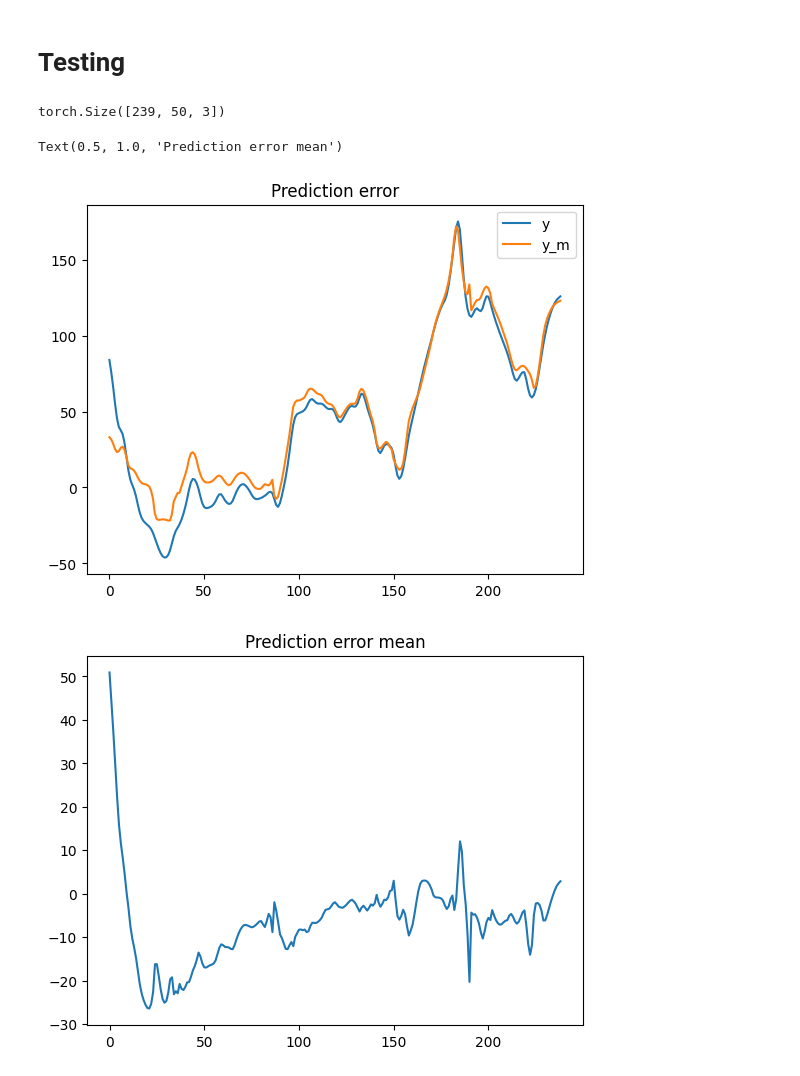
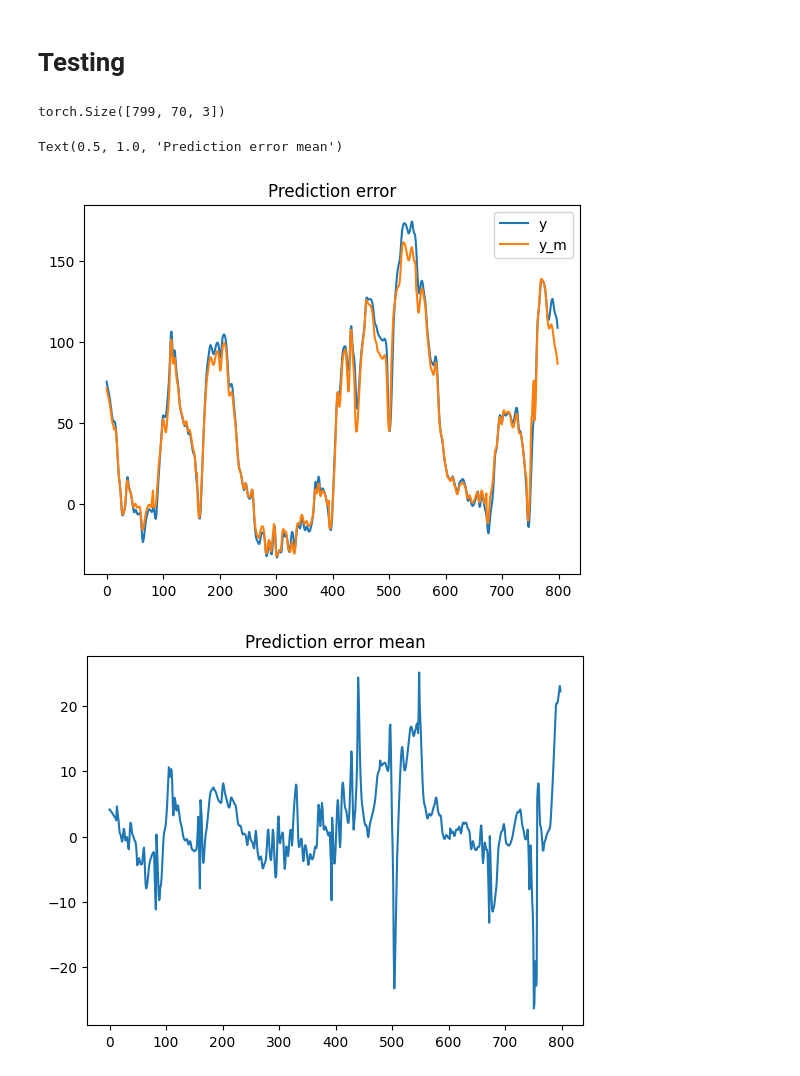
Before and after one commit to EmaMaker/uni-ccen-project, a Jupyter notebook: diabetes.ipynb, the cells around one changed output. Cells and saved outputs as stored; diff of their text form; code cells hidden in the pictures.

Commit message:
checkpoint: known good training over 21 days with refactored code

```diff
--- a/diabetes.ipynb
+++ b/diabetes.ipynb
@@ -151,11 +151,15 @@ def ruan_simulation(parameters, tout, u_insulin, u_meals, plot=False):
 
 For one desired patient, load the corresponding UVA/Padova data and perform a simulation using the Ruan model, the collect the needed data for the dataset
 # %%
+# function overloading does not work in python
+# this should use multiple dispatching
+# https://stackoverflow.com/questions/6434482/python-function-overloading
+
 def compute_dataset(patient_id = 1, downsample_min=5, stride=None, plot=False):
     uvap_data = load_uva_padova(filename=f"Data/pickle/DMMSR_dataset_OnlyBasal_patient_{patient_id}.pkl")
-    compute_dataset(uvap_data, patient_id = patient_id, downsample_min=downsample_min, stride=stride, plot=plot)
+#     compute_dataset(uvap_data, patient_id = patient_id, downsample_min=downsample_min, stride=stride, plot=plot)
 
-def compute_dataset(uvap_data, patient_id = 1, downsample_min=5, stride=None, plot=False):
+# def compute_dataset(uvap_data, patient_id = 1, downsample_min=5, stride=None, plot=False):
     # reset time vector to ensure CasaDi takes the correct outputs in simulation
     cgm_ruan = ruan_simulation(PARAMETERS[patient_id], np.array([i for i in range(len(uvap_data["t_out"]))]), uvap_data["insulin"], uvap_data["meals"], plot=plot)
 
@@ -441,6 +443,7 @@ model = NN(input_dim=3, lstm_layers=2, dropout=0.2, hidden_dim=200)
 # %% [markdown]
 ## Training (w/ validation)
 # %%
+
 
 class EpochCallback(Callback):
     def on_train_epoch_end(self, trainer, pl_module):
@@ -450,25 +453,32 @@ class EpochCallback(Callback):
 early_stop_callback = EarlyStopping(monitor="val_loss", min_delta=2, stopping_threshold=5, patience=50, verbose=False, mode="min")
 epoch_callback = EpochCallback()
 
-trainer = L.Trainer(max_epochs=2500, callbacks=[epoch_callback, early_stop_callback], accelerator="gpu")
-# trainer = L.Trainer(max_epochs=2500, callbacks=[early_stop_callback], accelerator="gpu")
+model.train()
+# keeping the hidden and cell states in memory does not have any benefit with smaller datasets
+# trainer = L.Trainer(max_epochs=2500, callbacks=[epoch_callback, early_stop_callback], accelerator="gpu")
+trainer = L.Trainer(max_epochs=2500, callbacks=[early_stop_callback], accelerator="gpu")
 
-uvap = load_uva_padova("Data/pickle/DMMSR_dataset_OnlyBasal_patient_1.pkl")
-uvap_sub_train = subset_uva_padova(uvap, 0, 5)
-uvap_sub_val = subset_uva_padova(uvap, 5, 6)
-uvap_sub_test = subset_uva_padova(uvap, 6, 7) # test on multiple days
+# uvap = load_uva_padova("Data/pickle/DMMSR_dataset_OnlyBasal_patient_1.pkl")
+# uvap_sub_train = subset_uva_padova(uvap, 0, 28)
+# uvap_sub_val = subset_uva_padova(uvap, 21, 25)
+# uvap_sub_test = subset_uva_padova(uvap, 25, 28) # test on multiple days
 
-train_dataset = compute_dataset(uvap_sub_train, patient_id=1, downsample_min=5, stride=1, plot=False)
-val_dataset = compute_dataset(uvap_sub_val, patient_id=1, downsample_min=5, stride=1, plot=False)
-test_dataset = compute_dataset(uvap_sub_test, patient_id=1, downsample_min=5, stride=None, plot=False) # test dataset uses no stride
+# using a higher stride on smaller dataset leads to worse performance
+# TODO: we have somehow messed up the training of the model, now even with longer datasets, no stride, the loss is higher than before, and comparable with smaller datasets with stride
+# TODO: is it normalization? different with different datasets instead. Edit: it does not seem to be normalization
+# train_dataset = compute_dataset(uvap_sub_train, patient_id=1, downsample_min=5, stride=None, plot=False)
+# val_dataset = compute_dataset(uvap_sub_val, patient_id=1, downsample_min=5, stride=None, plot=False)
+# test_dataset = compute_dataset(uvap_sub_test, patient_id=1, downsample_min=5, stride=None, plot=False) # test dataset uses no stride
 
-train_loader = get_dataset_loader(train_dataset, train_percent=1.0, val_percent=0.0, test_percent=0.0, seq_len=50)
-val_loader = get_dataset_loader(val_dataset, train_percent=0.0, val_percent=1.0, test_percent=0.0, seq_len=50, cgm_uva_mean=train_loader["full_dataset"].cgm_uva_mean, cgm_uva_std=train_loader["full_dataset"].cgm_uva_std)["val_loader"]
-test_loader = get_dataset_loader(test_dataset, train_percent=0.0, val_percent=0.0, test_percent=1.0, seq_len=50, cgm_uva_mean=train_loader["full_dataset"].cgm_uva_mean, cgm_uva_std=train_loader["full_dataset"].cgm_uva_std)["test_loader"]
+# train_loader = get_dataset_loader(train_dataset, seq_len=70)
+# val_loader = get_dataset_loader(val_dataset, train_percent=0.0, val_percent=1.0, test_percent=0.0, seq_len=70, cgm_uva_mean=train_loader["full_dataset"].cgm_uva_mean, cgm_uva_std=train_loader["full_dataset"].cgm_uva_std)["val_loader"]
+# test_loader = get_dataset_loader(test_dataset, train_percent=0.0, val_percent=0.0, test_percent=1.0, seq_len=70, cgm_uva_mean=train_loader["full_dataset"].cgm_uva_mean, cgm_uva_std=train_loader["full_dataset"].cgm_uva_std)["test_loader"]
 
 # TODO: spikes in error when sequence changes
 # TODO: select seq_len such that the same input only contains data from one sequence
-trainer.fit(model, train_loader["train_loader"], val_loader)
+
+loader = get_dataset_loader(patient_id=1, seq_len=70)
+trainer.fit(model, loader["train_loader"], loader["val_loader"])
 
 # Access human-readable message
 if early_stop_callback.stopping_reason_message:
@@ -518,28 +515,28 @@ Details: Monitored metric val_loss did not improve in the last 50 records. Best
 # %%
 model.eval()
 
-(x, y) = next(iter(test_loader))
+(x, y) = next(iter(loader["test_loader"]))
 
 print(x.shape)
 
 x = x.to("cpu")
 y = y.to("cpu")
 ym = model(x).detach().to("cpu").numpy()
 
 
 fig, ax = plt.subplots()
 ax.plot(y)
 ax.plot(ym)
 ax.set_title("Prediction error")
 ax.legend(["y", "y_m"])
 fig, ax = plt.subplots()
 ax.plot(y-ym)
 ax.set_title("Prediction error mean")
 # %% [output]
-torch.Size([239, 50, 3])
+torch.Size([799, 70, 3])
 Text(0.5, 1.0, 'Prediction error mean')
-[figure, old version]
+[figure, new version]
-[figure, old version]
+[figure, new version]
 # %%
 ruan = test_dataset["cgm_ruan"].to("cpu").numpy().reshape(-1, 1)
 uva = test_dataset["cgm_uva"].to("cpu").numpy().reshape(-1, 1)
```
Also changed, not shown: parts of 4 cells of this notebook.
